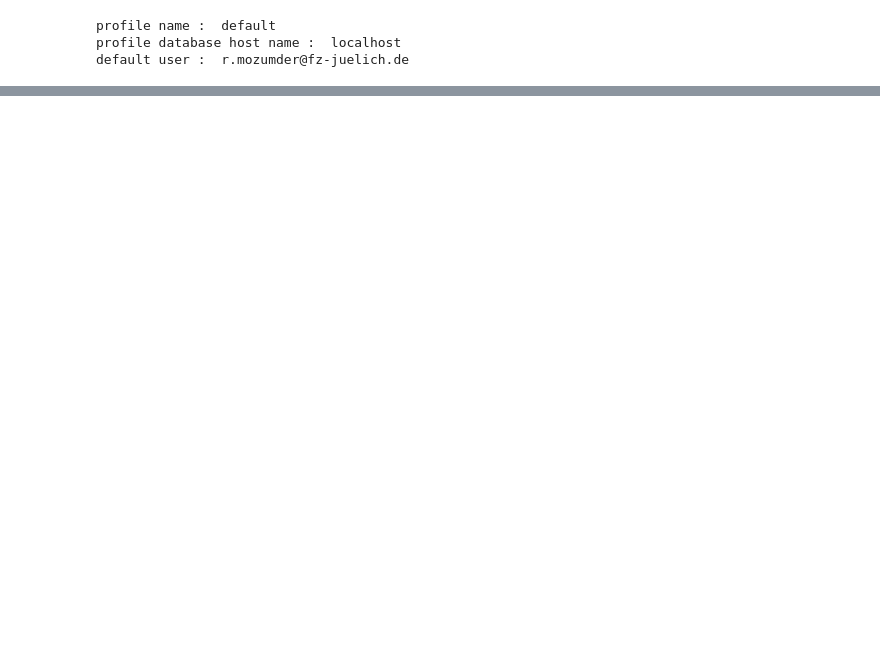
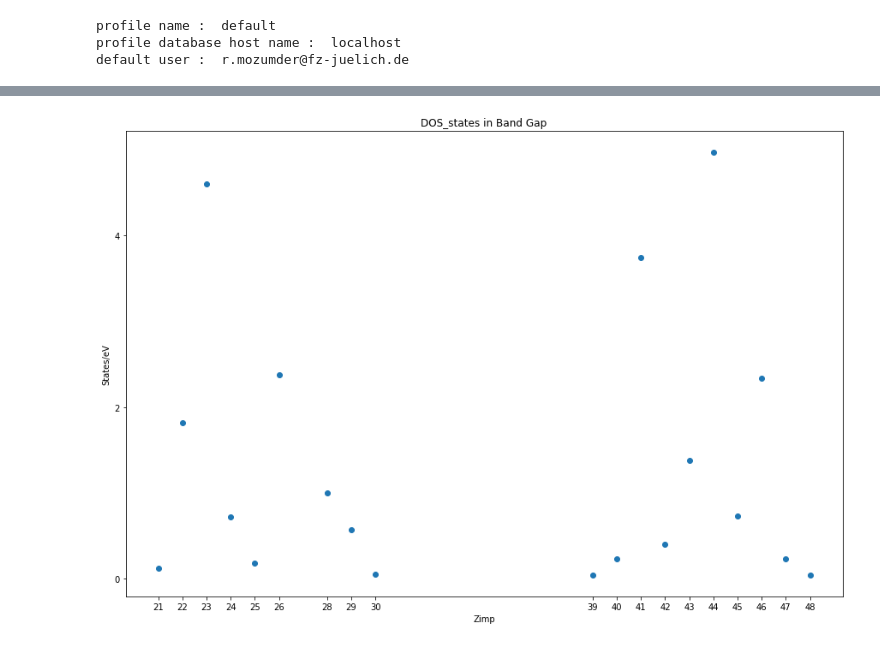
Before and after one commit to RubelMozumder/aiida_daily_work, a Jupyter notebook: Daily_Work_bin/extract_value_dos_kkrimp.ipynb, the cells around one changed output, grey strips where cells are left out. Drawn from its saved outputs; the diff is of its cells as text; code cells hidden in the pictures; blank space fills up the shorter version.

```diff
--- a/Daily_Work_bin/extract_value_dos_kkrimp.ipynb
+++ b/Daily_Work_bin/extract_value_dos_kkrimp.ipynb
@@ -167,0 +355,17 @@ The reciprocal of 2 is 0.5
+# %%
+import matplotlib.pyplot as plt
+import matplotlib.gridspec as gdspec
+fig = plt.figure(1, figsize=(15,10))
+gdspec.GridSpec(3,3)
+
+plt.subplot2grid((1,1), (0,0), colspan=3, rowspan=3)
+plt.scatter(imp_list, gap_dos_list)
+plt.locator_params(axis='x', nbins=30)
+plt.locator_params(axis='y', nbins=5)
+plt.title('DOS_states in Band Gap')
+plt.xlabel('Zimp')
+plt.ylabel('States/eV')
+plt.xticks(imp_list, xlabel)
+plt.show()
+# %% [output]
+[figure, added]
```
Also changed, not shown: parts of 18 cells of this notebook, 3 other files.
